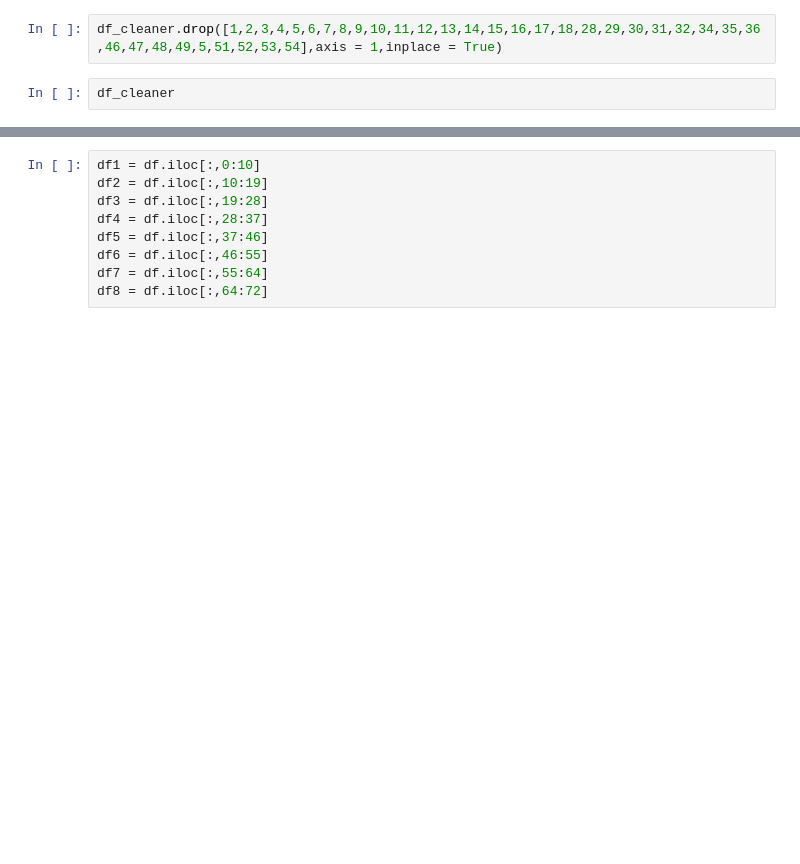
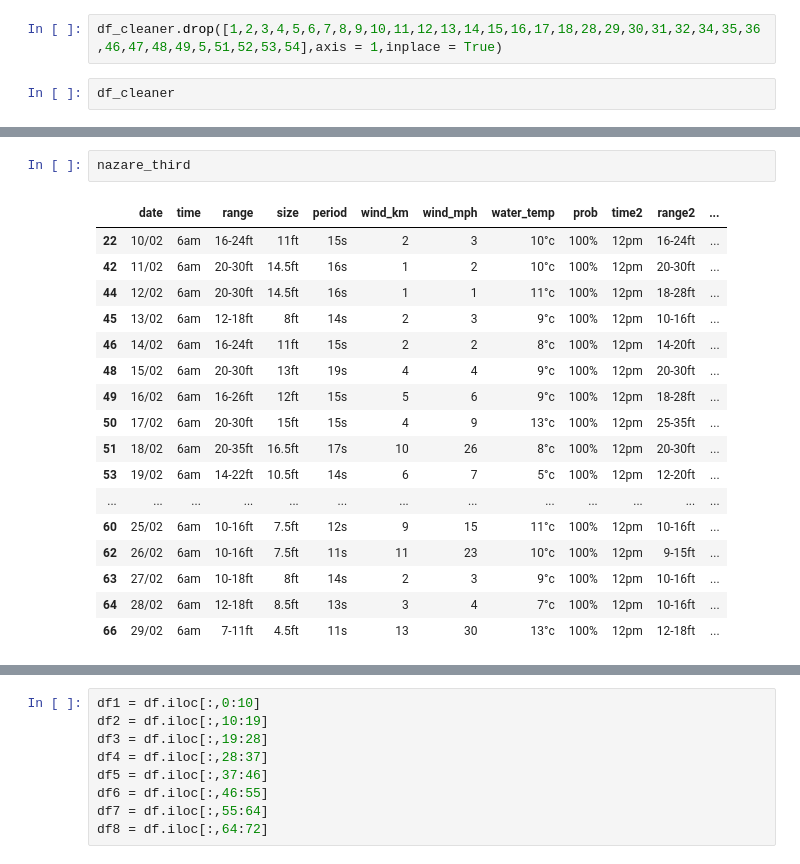
Before and after one commit to lukesmith194/SurfScanner, a Jupyter notebook: LUKE_Limpieza.ipynb, the cells around one changed output, grey strips where cells are left out. Cells and saved outputs as stored; diff of their text form; blank space fills up the shorter version.

```diff
--- a/LUKE_Limpieza.ipynb
+++ b/LUKE_Limpieza.ipynb
@@ -224,0 +312,20 @@ df_cleaner2
+# %%
+nazare_third
+# %% [output]
+|  | date | time | range | size | period | wind_km | wind_mph | water_temp | prob | time2 | range2 | ... |
+| 22 | 10/02 | 6am | 16-24ft | 11ft | 15s | 2 | 3 | 10°c | 100% | 12pm | 16-24ft | ... |
+| 42 | 11/02 | 6am | 20-30ft | 14.5ft | 16s | 1 | 2 | 10°c | 100% | 12pm | 20-30ft | ... |
+| 44 | 12/02 | 6am | 20-30ft | 14.5ft | 16s | 1 | 1 | 11°c | 100% | 12pm | 18-28ft | ... |
+| 45 | 13/02 | 6am | 12-18ft | 8ft | 14s | 2 | 3 | 9°c | 100% | 12pm | 10-16ft | ... |
+| 46 | 14/02 | 6am | 16-24ft | 11ft | 15s | 2 | 2 | 8°c | 100% | 12pm | 14-20ft | ... |
+| 48 | 15/02 | 6am | 20-30ft | 13ft | 19s | 4 | 4 | 9°c | 100% | 12pm | 20-30ft | ... |
+| 49 | 16/02 | 6am | 16-26ft | 12ft | 15s | 5 | 6 | 9°c | 100% | 12pm | 18-28ft | ... |
+| 50 | 17/02 | 6am | 20-30ft | 15ft | 15s | 4 | 9 | 13°c | 100% | 12pm | 25-35ft | ... |
+| 51 | 18/02 | 6am | 20-35ft | 16.5ft | 17s | 10 | 26 | 8°c | 100% | 12pm | 20-30ft | ... |
+| 53 | 19/02 | 6am | 14-22ft | 10.5ft | 14s | 6 | 7 | 5°c | 100% | 12pm | 12-20ft | ... |
+| ... | ... | ... | ... | ... | ... | ... | ... | ... | ... | ... | ... | ... |
+| 60 | 25/02 | 6am | 10-16ft | 7.5ft | 12s | 9 | 15 | 11°c | 100% | 12pm | 10-16ft | ... |
+| 62 | 26/02 | 6am | 10-16ft | 7.5ft | 11s | 11 | 23 | 10°c | 100% | 12pm | 9-15ft | ... |
+| 63 | 27/02 | 6am | 10-18ft | 8ft | 14s | 2 | 3 | 9°c | 100% | 12pm | 10-16ft | ... |
+| 64 | 28/02 | 6am | 12-18ft | 8.5ft | 13s | 3 | 4 | 7°c | 100% | 12pm | 10-16ft | ... |
+| 66 | 29/02 | 6am | 7-11ft | 4.5ft | 11s | 13 | 30 | 13°c | 100% | 12pm | 12-18ft | ... |
```
Also changed, not shown: parts of 24 cells of this notebook.
